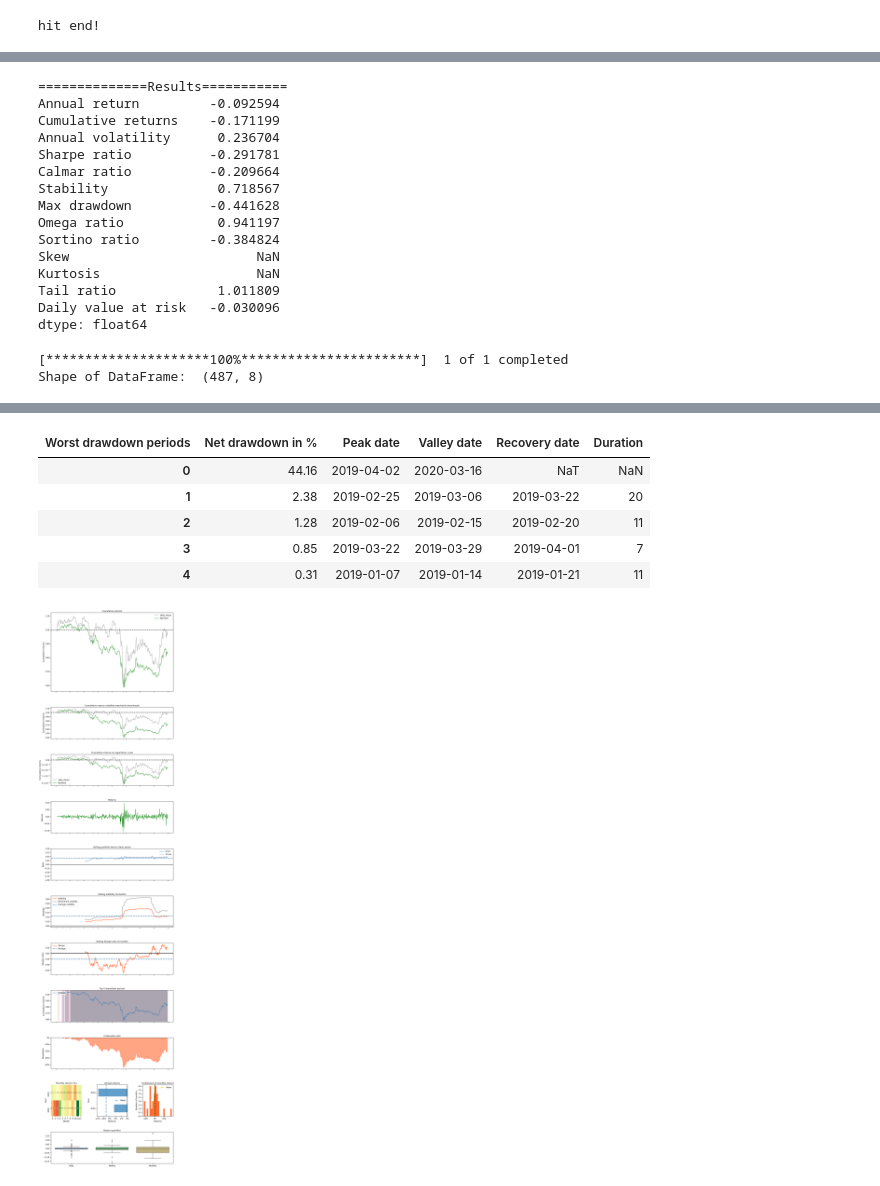
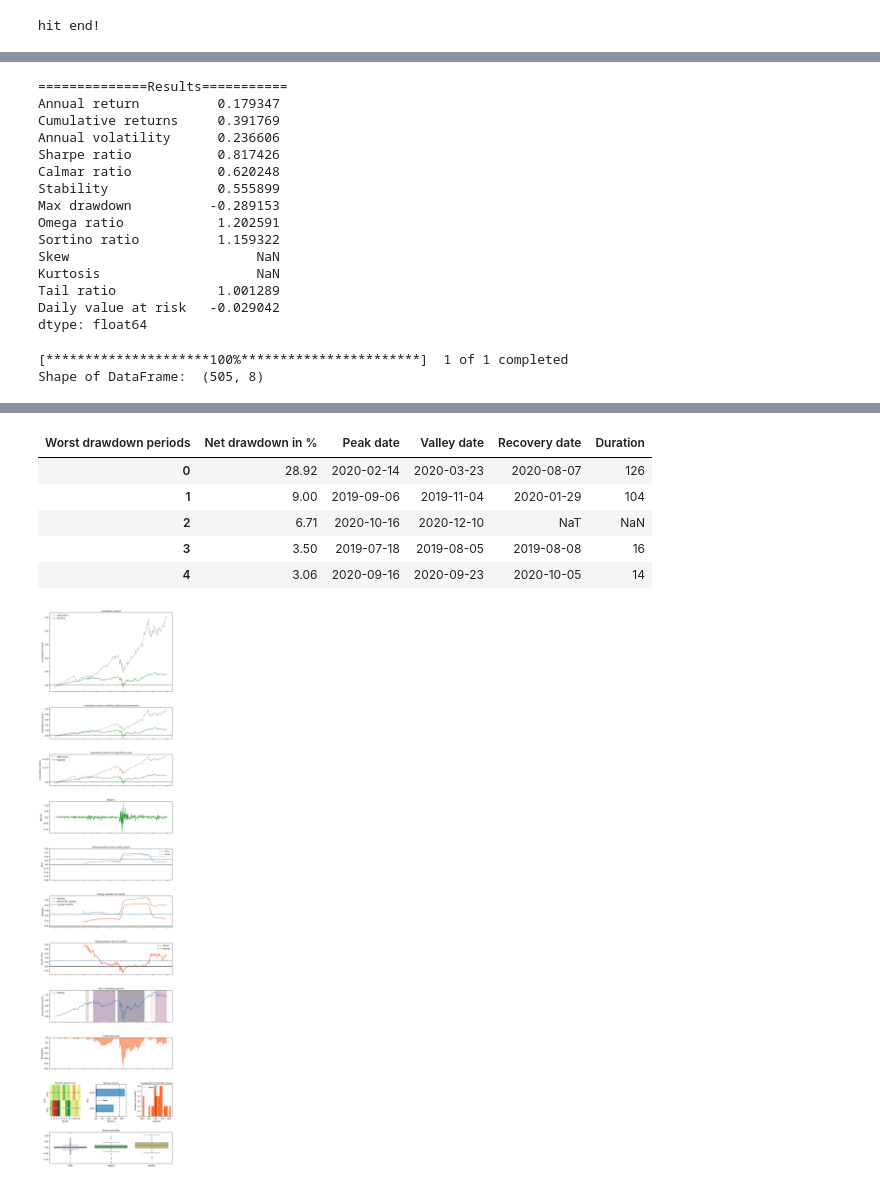
Before and after one commit to krisadas/finrl-multiple, a Jupyter notebook: FinRLManystock.ipynb, the cells around one changed output, grey strips where cells are left out. Cells and saved outputs as stored; diff of their text form; code cells hidden in the pictures.

```diff
--- a/FinRLManystock.ipynb
+++ b/FinRLManystock.ipynb
@@ -133,16 +99,10 @@ drive/MyDrive/Colab Notebooks/FinRLMultiStock/
 # %%
-dow_30_ticker = ['AAPL','MSFT','JPM','V','RTX','PG','GS','NKE','DIS','AXP']#,
-                 #'HD','INTC','WMT','IBM','MRK','UNH','KO','CAT','TRV','JNJ',
-                  #'CVX','MCD','VZ','CSCO','XOM','BA','MMM','PFE','WBA','DD']
-set_ticker=['PTT.BK','HANA.BK','IVL.BK','KBANK.BK','KKP.BK','KTB.BK','LH.BK',
-           'INTUCH.BK','AP.BK','BCP.BK','GUNKUL.BK',
-           'MAJOR.BK','MBK.BK','ORI.BK','PTTEP.BK','PTTGC.BK',
-           'QH.BK','SCB.BK','SCC.BK','TASCO.BK', 'TCAP.BK', 'THANI.BK', 'TISCO.BK']#,
-           # 'TOP.BK', 'TPIPP.BK', 'TTW.BK', 'TVO.BK', 'WHAUP.BK']
+dow_30_ticker = ['AAPL','MSFT','JPM','V','RTX','PG','GS','NKE','DIS','AXP',
+                 'HD','INTC','WMT','IBM','MRK','UNH','KO','CAT','TRV','JNJ',
+                  'CVX','MCD','VZ','CSCO','XOM','BA','MMM','PFE','WBA','DD']
 data_df = YahooDownloader(start_date = '2015-01-01',
                           end_date = '2021-01-01',
-                          ticker_list = set_ticker).fetch_data()
-#data_df= data_df.fillna(0)
+                          ticker_list = dow_30_ticker).fetch_data()
 data_df.head()
 # %% [output]
 [*********************100%***********************]  1 of 1 completed
@@ -326,25 +281,25 @@ perf_stats_all = backtest_stats(account_value=df_account_value)
 perf_stats_all = pd.DataFrame(perf_stats_all)
 # %% [output]
 ==============Results===========
-Annual return         -0.092594
-Cumulative returns    -0.171199
-Annual volatility      0.236704
-Sharpe ratio          -0.291781
-Calmar ratio          -0.209664
-Stability              0.718567
-Max drawdown          -0.441628
-Omega ratio            0.941197
-Sortino ratio         -0.384824
+Annual return          0.179347
+Cumulative returns     0.391769
+Annual volatility      0.236606
+Sharpe ratio           0.817426
+Calmar ratio           0.620248
+Stability              0.555899
+Max drawdown          -0.289153
+Omega ratio            1.202591
+Sortino ratio          1.159322
 Skew                        NaN
 Kurtosis                    NaN
-Tail ratio             1.011809
-Daily value at risk   -0.030096
+Tail ratio             1.001289
+Daily value at risk   -0.029042
 dtype: float64
 # %%
 %matplotlib inline
-backtest_plot(account_value=df_account_value, baseline_ticker = 'PTT.BK',
+backtest_plot(account_value=df_account_value, baseline_ticker = 'AAPL',
              baseline_start = '2019-01-01', baseline_end = '2021-01-01')
 # %% [output]
 [*********************100%***********************]  1 of 1 completed
-Shape of DataFrame:  (487, 8)
+Shape of DataFrame:  (505, 8)
 | Start date | 2019-01-02 |  |
@@ -369,7 +324,7 @@ Shape of DataFrame:  (487, 8)
 | Worst drawdown periods | Net drawdown in % | Peak date | Valley date | Recovery date | Duration |
-| 0 | 44.16 | 2019-04-02 | 2020-03-16 | NaT | NaN |
-| 1 | 2.38 | 2019-02-25 | 2019-03-06 | 2019-03-22 | 20 |
-| 2 | 1.28 | 2019-02-06 | 2019-02-15 | 2019-02-20 | 11 |
-| 3 | 0.85 | 2019-03-22 | 2019-03-29 | 2019-04-01 | 7 |
-| 4 | 0.31 | 2019-01-07 | 2019-01-14 | 2019-01-21 | 11 |
+| 0 | 28.92 | 2020-02-14 | 2020-03-23 | 2020-08-07 | 126 |
+| 1 | 9.00 | 2019-09-06 | 2019-11-04 | 2020-01-29 | 104 |
+| 2 | 6.71 | 2020-10-16 | 2020-12-10 | NaT | NaN |
+| 3 | 3.50 | 2019-07-18 | 2019-08-05 | 2019-08-08 | 16 |
+| 4 | 3.06 | 2020-09-16 | 2020-09-23 | 2020-10-05 | 14 |
-[figure, old version]
+[figure, new version]
```
Also changed, not shown: parts of 16 cells of this notebook.
